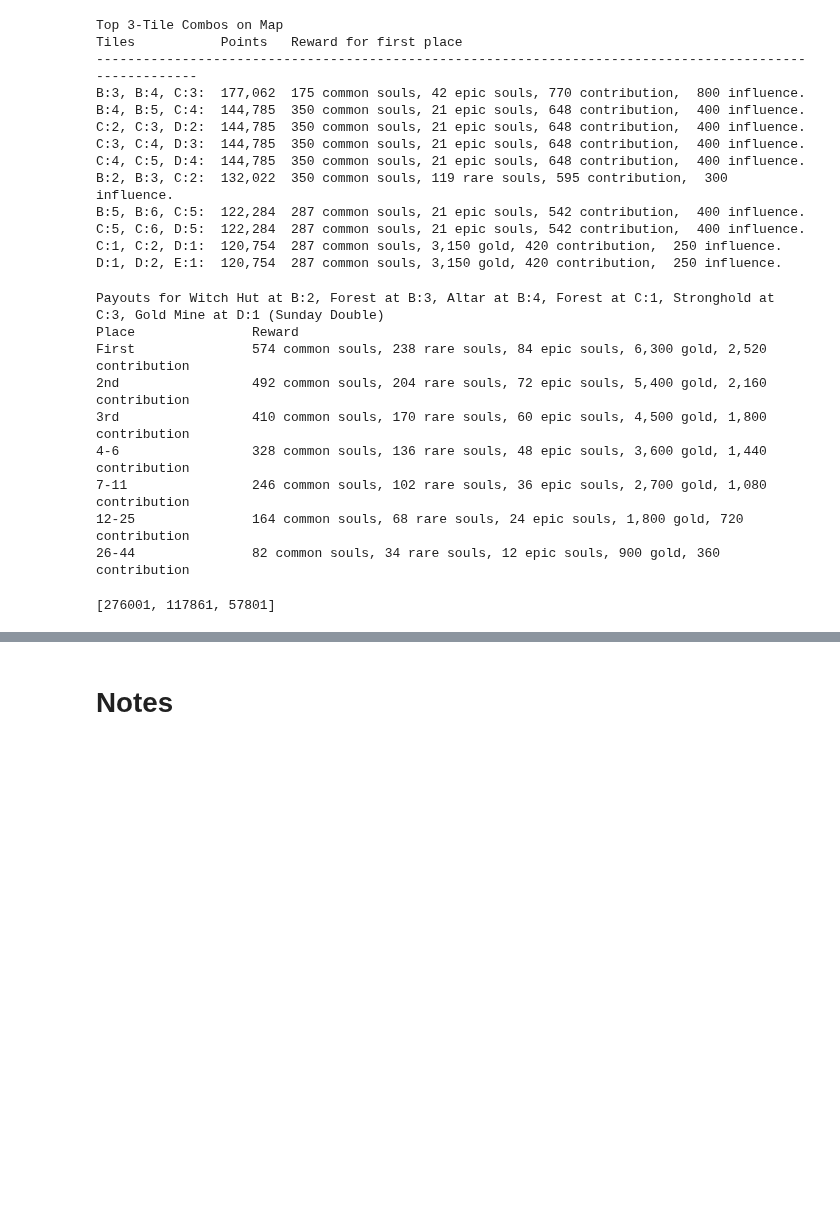
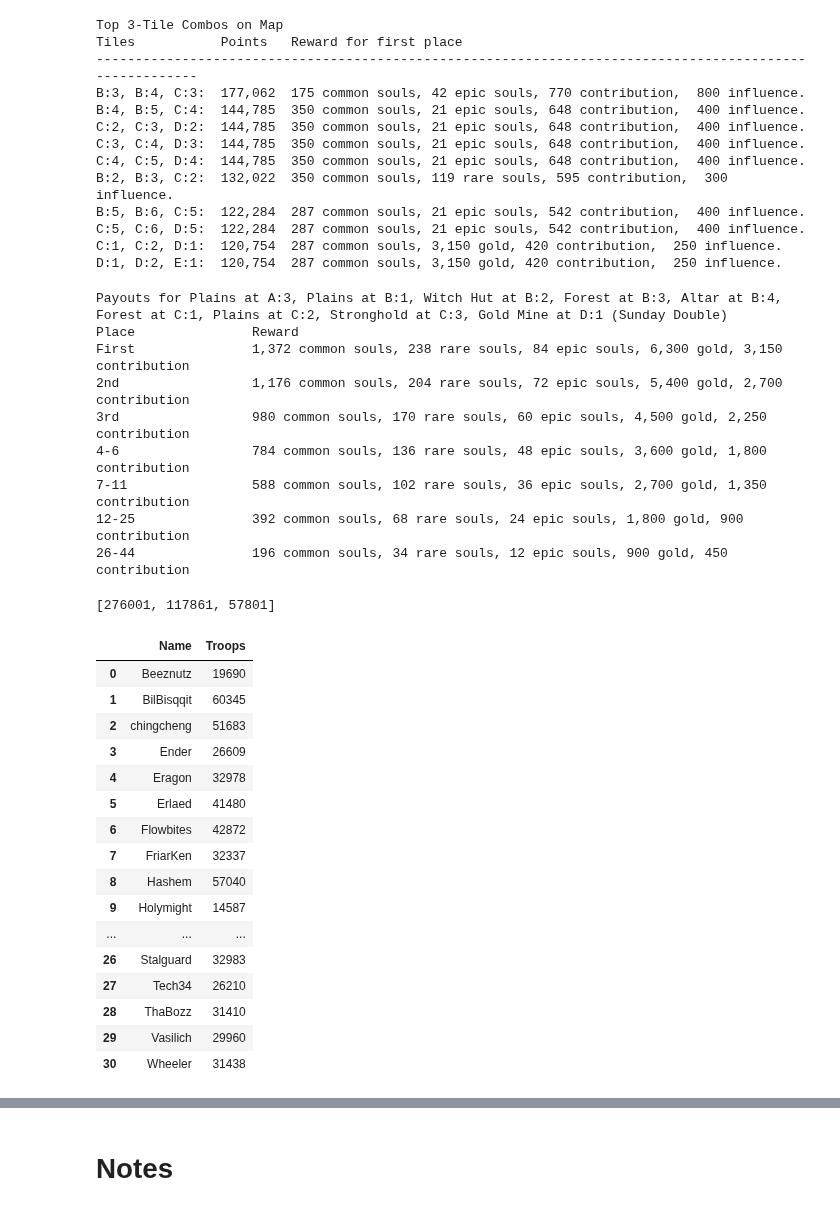
Before and after one commit to HausReport/MightyLogic, a Jupyter notebook: Notebooks/Turf_War_Demo.ipynb, the cells around one changed output, grey strips where cells are left out. Drawn from its saved outputs; the diff is of its cells as text; code cells hidden in the pictures; blank space fills up the shorter version.

Commit message:
troop counts in guild

```diff
--- a/Notebooks/Turf_War_Demo.ipynb
+++ b/Notebooks/Turf_War_Demo.ipynb
@@ -613,18 +613,18 @@ C:5, C:6, D:5:  122,284  287 common souls, 21 epic souls, 542 contribution,  400
 C:1, C:2, D:1:  120,754  287 common souls, 3,150 gold, 420 contribution,  250 influence.
 D:1, D:2, E:1:  120,754  287 common souls, 3,150 gold, 420 contribution,  250 influence.
 # %%
-best = TileList(map2, [ ['B', 2], ['B',3], ['B', 4], ['C',1], ['C', 3], ['D',1]])
+best = TileList(map2, [ ['A', 3],['B', 1],['B', 2], ['B',3], ['B', 4], ['C',1],  ['C', 2],['C', 3], ['D',1]])
 print(best.payouts(double=True))
 # %% [output]
-Payouts for Witch Hut at B:2, Forest at B:3, Altar at B:4, Forest at C:1, Stronghold at C:3, Gold Mine at D:1 (Sunday Double)
+Payouts for Plains at A:3, Plains at B:1, Witch Hut at B:2, Forest at B:3, Altar at B:4, Forest at C:1, Plains at C:2, Stronghold at C:3, Gold Mine at D:1 (Sunday Double)
 Place               Reward
-First               574 common souls, 238 rare souls, 84 epic souls, 6,300 gold, 2,520 contribution
-2nd                 492 common souls, 204 rare souls, 72 epic souls, 5,400 gold, 2,160 contribution
-3rd                 410 common souls, 170 rare souls, 60 epic souls, 4,500 gold, 1,800 contribution
-4-6                 328 common souls, 136 rare souls, 48 epic souls, 3,600 gold, 1,440 contribution
-7-11                246 common souls, 102 rare souls, 36 epic souls, 2,700 gold, 1,080 contribution
-12-25               164 common souls, 68 rare souls, 24 epic souls, 1,800 gold, 720 contribution
-26-44               82 common souls, 34 rare souls, 12 epic souls, 900 gold, 360 contribution
+First               1,372 common souls, 238 rare souls, 84 epic souls, 6,300 gold, 3,150 contribution
+2nd                 1,176 common souls, 204 rare souls, 72 epic souls, 5,400 gold, 2,700 contribution
+3rd                 980 common souls, 170 rare souls, 60 epic souls, 4,500 gold, 2,250 contribution
+4-6                 784 common souls, 136 rare souls, 48 epic souls, 3,600 gold, 1,800 contribution
+7-11                588 common souls, 102 rare souls, 36 epic souls, 2,700 gold, 1,350 contribution
+12-25               392 common souls, 68 rare souls, 24 epic souls, 1,800 gold, 900 contribution
+26-44               196 common souls, 34 rare souls, 12 epic souls, 900 gold, 450 contribution
 # %%
 
 
@@ -638,3 +638,32 @@ total = []
 players = getNightTerrorPlayerGroup()
 # %% [output]
 [276001, 117861, 57801]
+# %%
+names = []
+troops = []
+for player in players.players:
+  names.append(player.name)
+  troops.append(player.troops)
+  #print(f"{player.name}, {player.troops}")
+d = {'Name':names,'Troops':troops}
+
+df = pd.DataFrame(d)
+df
+# %% [output]
+|  | Name | Troops |
+| 0 | Beeznutz | 19690 |
+| 1 | BilBisqqit | 60345 |
+| 2 | chingcheng | 51683 |
+| 3 | Ender | 26609 |
+| 4 | Eragon | 32978 |
+| 5 | Erlaed | 41480 |
+| 6 | Flowbites | 42872 |
+| 7 | FriarKen | 32337 |
+| 8 | Hashem | 57040 |
+| 9 | Holymight | 14587 |
+| ... | ... | ... |
+| 26 | Stalguard | 32983 |
+| 27 | Tech34 | 26210 |
+| 28 | ThaBozz | 31410 |
+| 29 | Vasilich | 29960 |
+| 30 | Wheeler | 31438 |
```
Also changed, not shown: parts of 3 cells of this notebook.
